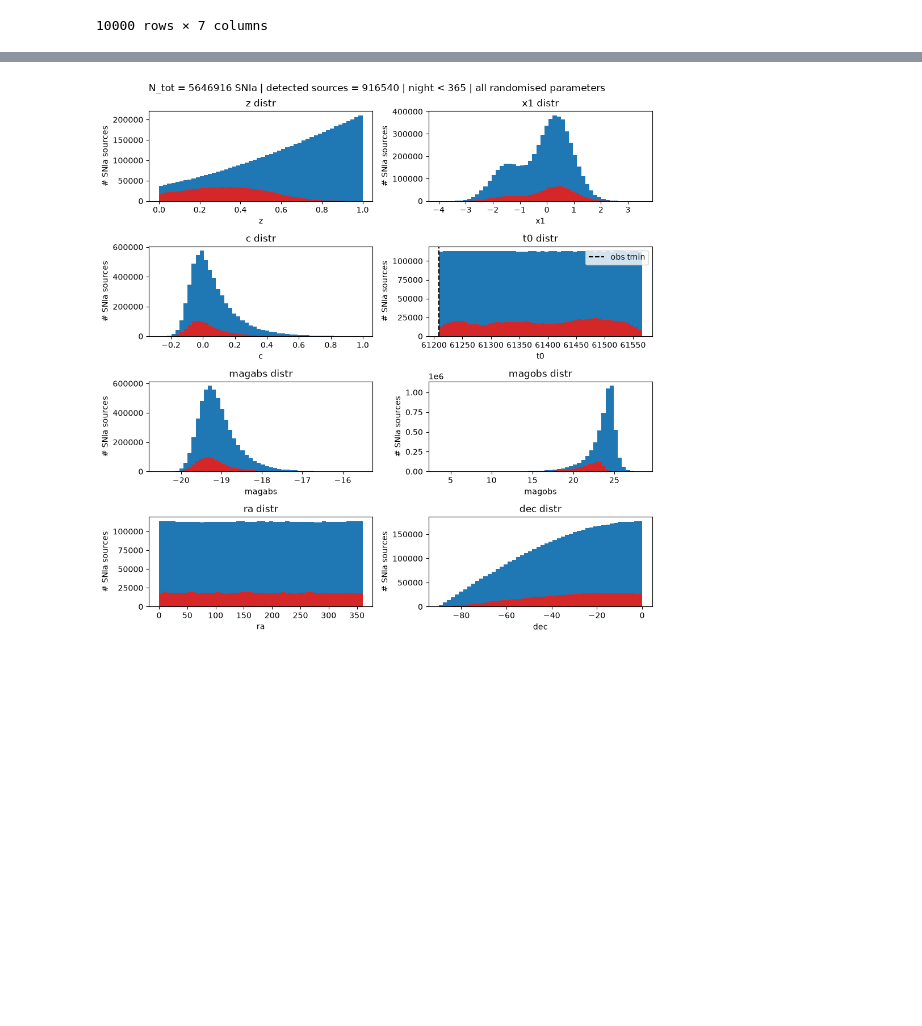
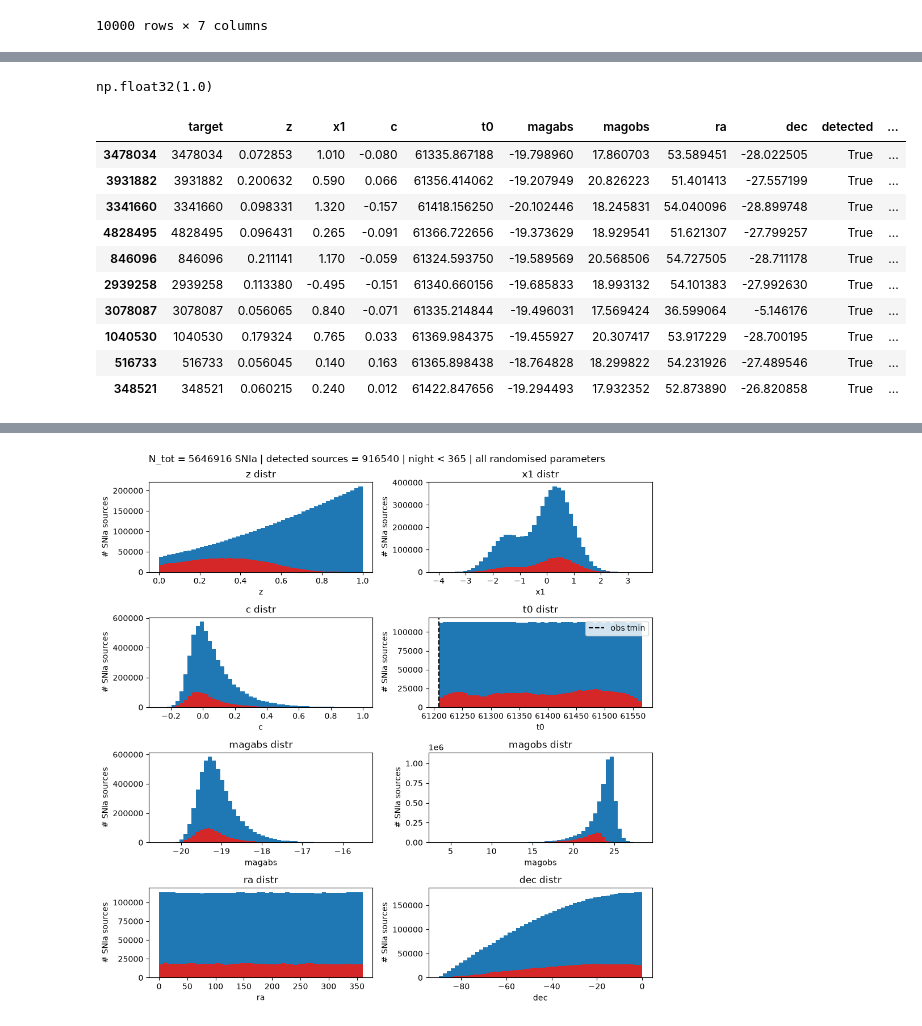
Before and after one commit to krissylla/TransientSimulation, a Jupyter notebook: skysurvey_detections.ipynb, the cells around one changed output, grey strips where cells are left out. Saved outputs shown, nothing was run; the diff lists cells and outputs as text; code cells hidden in the pictures; blank space fills up the shorter version.

```diff
--- a/skysurvey_detections.ipynb
+++ b/skysurvey_detections.ipynb
@@ -417,0 +321,4 @@ example
+# %%
+combined['z'].max()
+# %% [output]
+np.float32(1.0)
@@ -417,0 +328,14 @@ example
+# %%
+detected.copy().sort_values('n_detections', ascending=False).head(10)
+# %% [output]
+|  | target | z | x1 | c | t0 | magabs | magobs | ra | dec | detected | ... |
+| 3478034 | 3478034 | 0.072853 | 1.010 | -0.080 | 61335.867188 | -19.798960 | 17.860703 | 53.589451 | -28.022505 | True | ... |
+| 3931882 | 3931882 | 0.200632 | 0.590 | 0.066 | 61356.414062 | -19.207949 | 20.826223 | 51.401413 | -27.557199 | True | ... |
+| 3341660 | 3341660 | 0.098331 | 1.320 | -0.157 | 61418.156250 | -20.102446 | 18.245831 | 54.040096 | -28.899748 | True | ... |
+| 4828495 | 4828495 | 0.096431 | 0.265 | -0.091 | 61366.722656 | -19.373629 | 18.929541 | 51.621307 | -27.799257 | True | ... |
+| 846096 | 846096 | 0.211141 | 1.170 | -0.059 | 61324.593750 | -19.589569 | 20.568506 | 54.727505 | -28.711178 | True | ... |
+| 2939258 | 2939258 | 0.113380 | -0.495 | -0.151 | 61340.660156 | -19.685833 | 18.993132 | 54.101383 | -27.992630 | True | ... |
+| 3078087 | 3078087 | 0.056065 | 0.840 | -0.071 | 61335.214844 | -19.496031 | 17.569424 | 36.599064 | -5.146176 | True | ... |
+| 1040530 | 1040530 | 0.179324 | 0.765 | 0.033 | 61369.984375 | -19.455927 | 20.307417 | 53.917229 | -28.700195 | True | ... |
+| 516733 | 516733 | 0.056045 | 0.140 | 0.163 | 61365.898438 | -18.764828 | 18.299822 | 54.231926 | -27.489546 | True | ... |
+| 348521 | 348521 | 0.060215 | 0.240 | 0.012 | 61422.847656 | -19.294493 | 17.932352 | 52.873890 | -26.820858 | True | ... |
```
Also changed, not shown: parts of 26 cells of this notebook, 5 other files.
